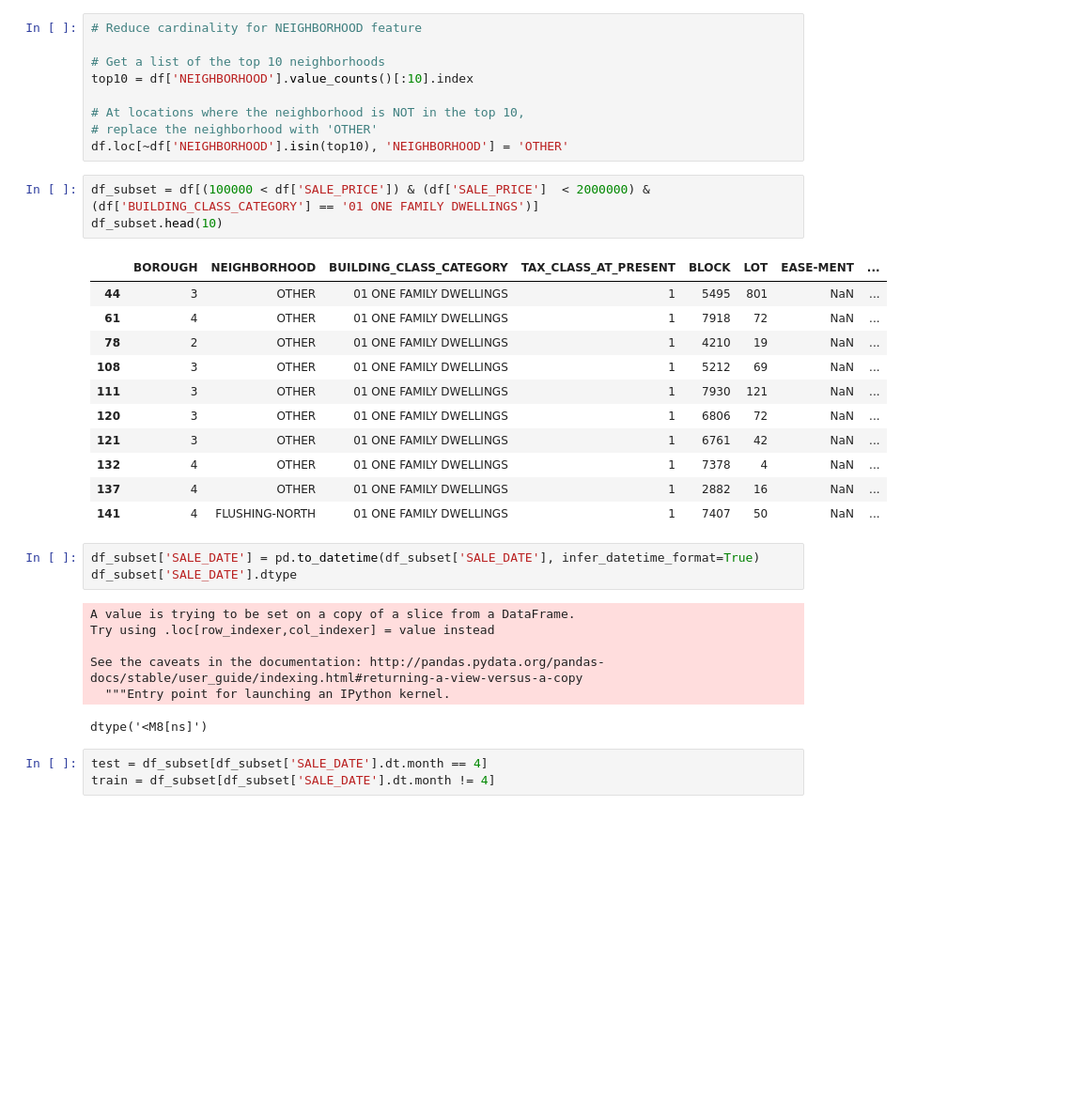
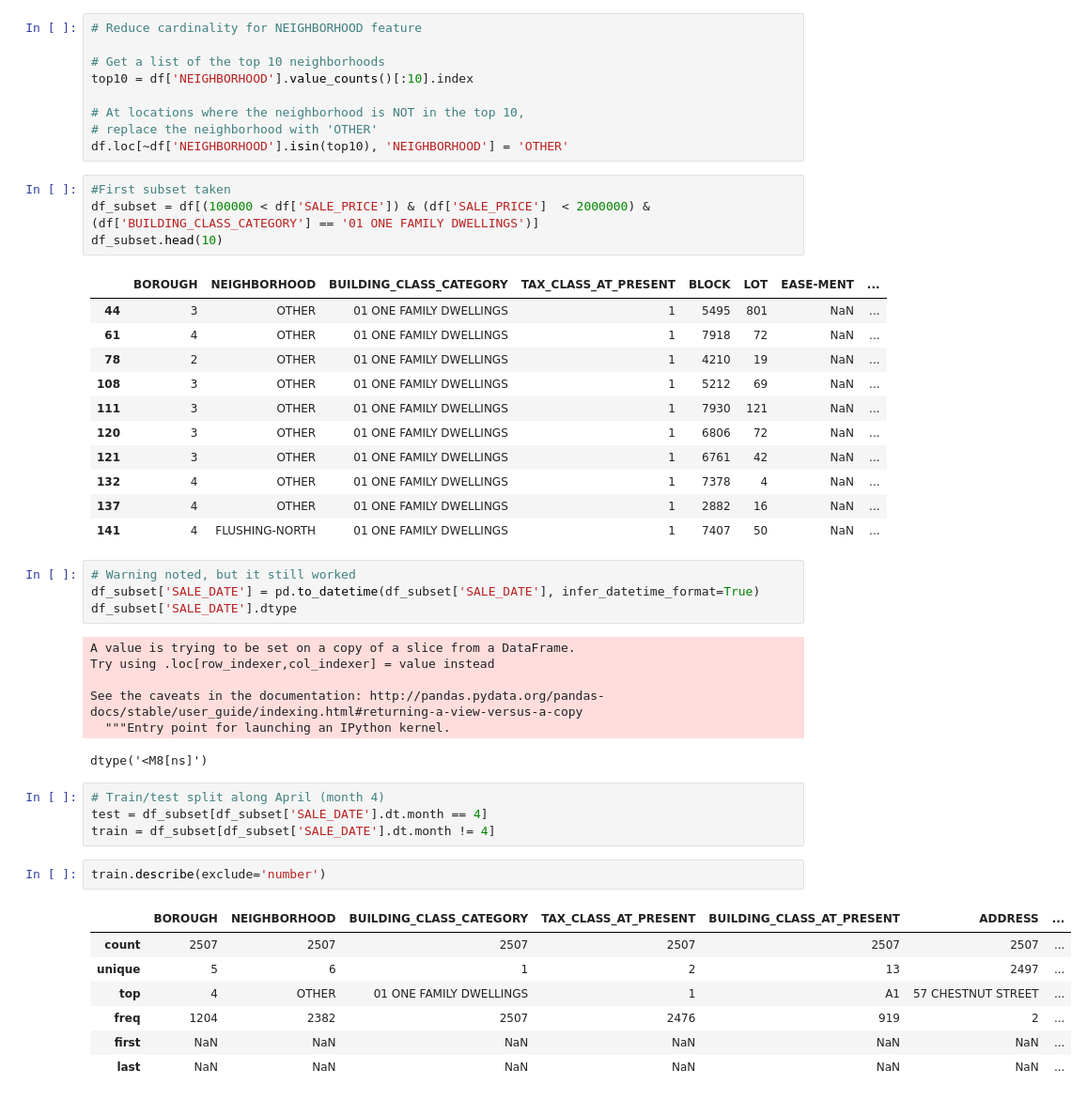
Before and after one commit to bloominstituteoftechnology/DS-Unit-2-Linear-Models, a Jupyter notebook: module3-ridge-regression/LS_DS_213_assignment.ipynb, the cells around one changed output. Shown: that part at 94% size. Saved outputs shown, nothing was run; the diff lists cells and outputs as text; blank space fills up the shorter version.

```diff
--- a/module3-ridge-regression/LS_DS_213_assignment.ipynb
+++ b/module3-ridge-regression/LS_DS_213_assignment.ipynb
@@ -90,6 +90,7 @@ top10 = df['NEIGHBORHOOD'].value_counts()[:10].index
 # replace the neighborhood with 'OTHER'
 df.loc[~df['NEIGHBORHOOD'].isin(top10), 'NEIGHBORHOOD'] = 'OTHER'
 # %%
+#First subset taken
 df_subset = df[(100000 < df['SALE_PRICE']) & (df['SALE_PRICE']  < 2000000) & (df['BUILDING_CLASS_CATEGORY'] == '01 ONE FAMILY DWELLINGS')]
 df_subset.head(10)
 # %% [output]
@@ -105,6 +106,7 @@ df_subset.head(10)
 | 137 | 4 | OTHER | 01 ONE FAMILY DWELLINGS | 1 | 2882 | 16 | NaN | ... |
 | 141 | 4 | FLUSHING-NORTH | 01 ONE FAMILY DWELLINGS | 1 | 7407 | 50 | NaN | ... |
 # %%
+# Warning noted, but it still worked
 df_subset['SALE_DATE'] = pd.to_datetime(df_subset['SALE_DATE'], infer_datetime_format=True)
 df_subset['SALE_DATE'].dtype
 # %% [output]
@@ -115,5 +117,16 @@ See the caveats in the documentation: http://pandas.pydata.org/pandas-docs/stabl
   """Entry point for launching an IPython kernel.
 dtype('<M8[ns]')
 # %%
+# Train/test split along April (month 4)
 test = df_subset[df_subset['SALE_DATE'].dt.month == 4]
 train = df_subset[df_subset['SALE_DATE'].dt.month != 4]
+# %%
+train.describe(exclude='number')
+# %% [output]
+|  | BOROUGH | NEIGHBORHOOD | BUILDING_CLASS_CATEGORY | TAX_CLASS_AT_PRESENT | BUILDING_CLASS_AT_PRESENT | ADDRESS | ... |
+| count | 2507 | 2507 | 2507 | 2507 | 2507 | 2507 | ... |
+| unique | 5 | 6 | 1 | 2 | 13 | 2497 | ... |
+| top | 4 | OTHER | 01 ONE FAMILY DWELLINGS | 1 | A1 | 57 CHESTNUT STREET | ... |
+| freq | 1204 | 2382 | 2507 | 2476 | 919 | 2 | ... |
+| first | NaN | NaN | NaN | NaN | NaN | NaN | ... |
+| last | NaN | NaN | NaN | NaN | NaN | NaN | ... |
```
Also changed, not shown: parts of 5 cells of this notebook.
